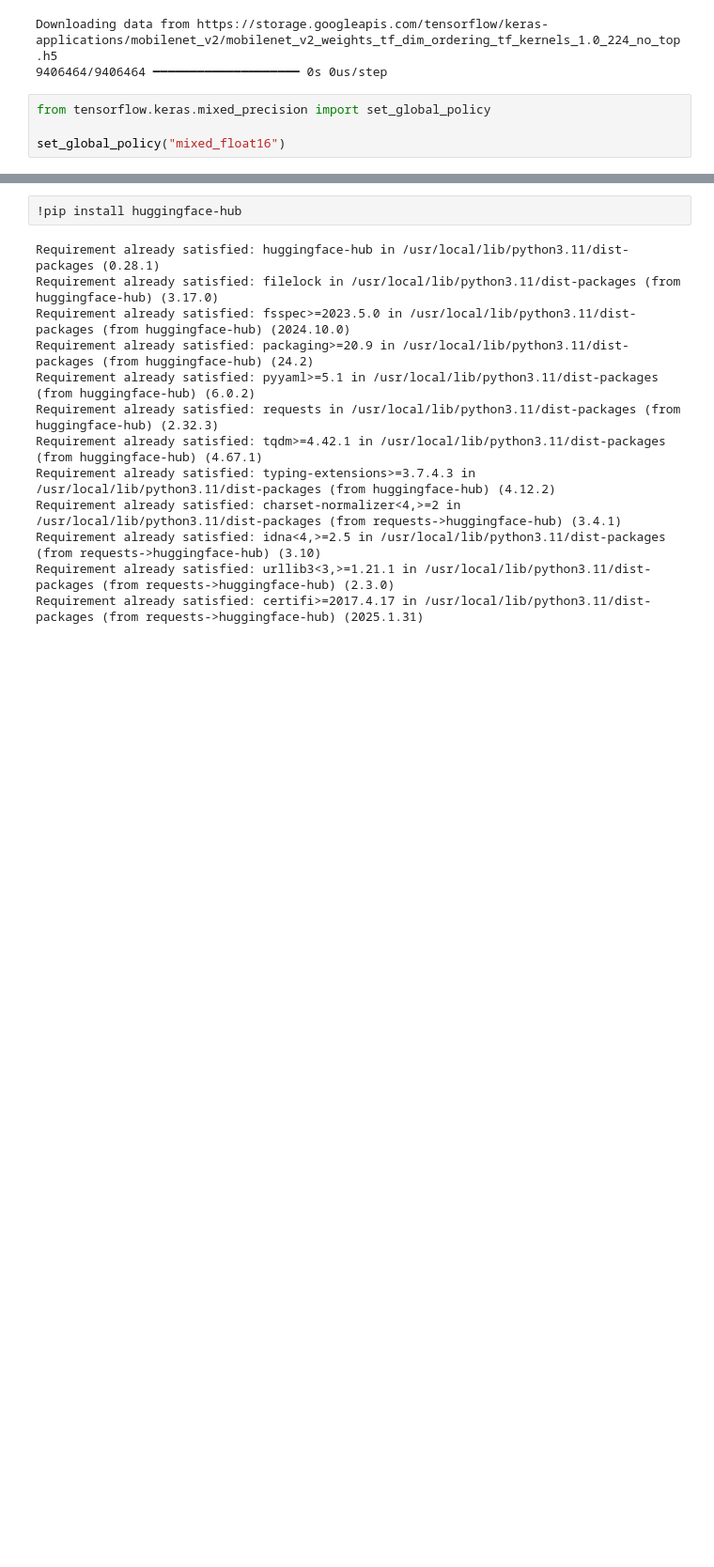
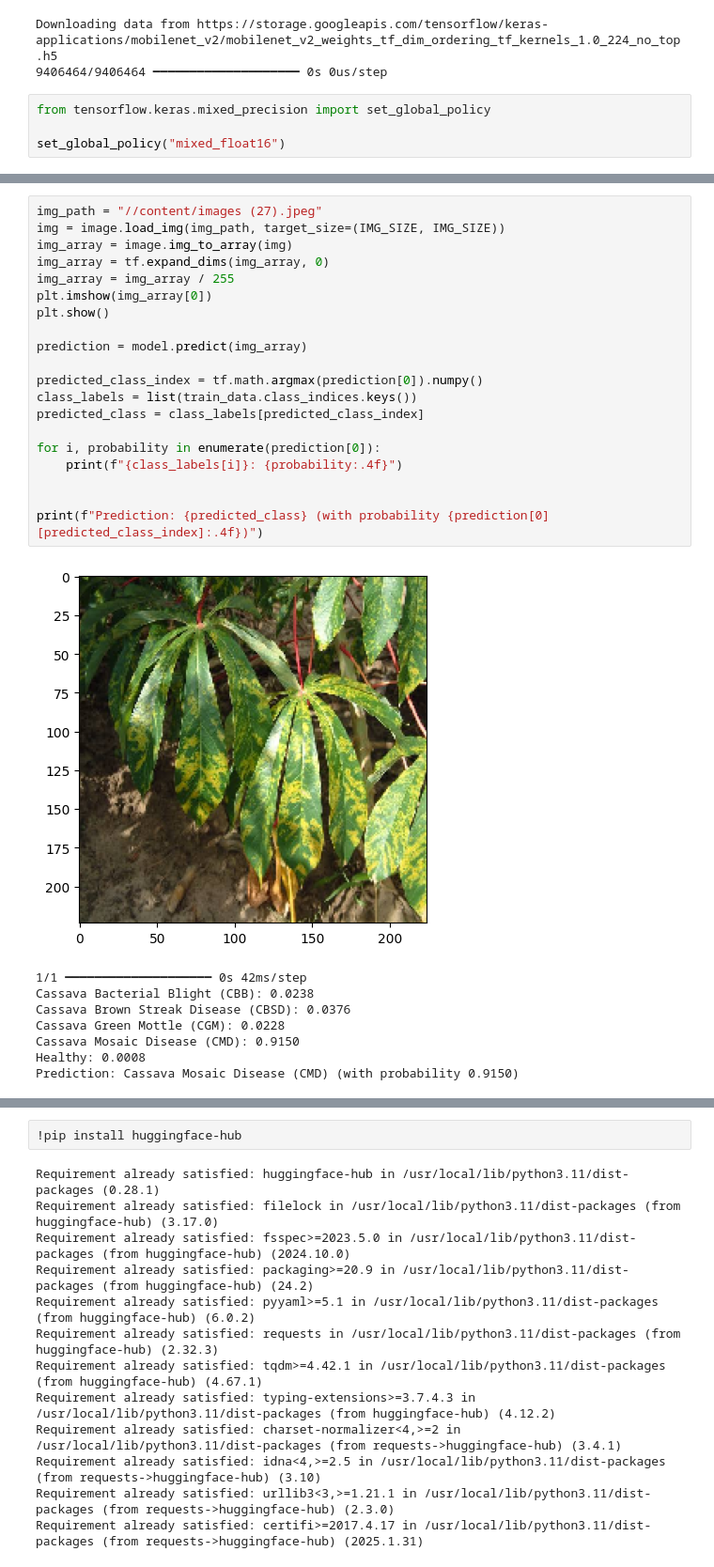
Before and after one commit to lourish789/Cassava_Disease_classification, a Jupyter notebook: Updated_Cassava_Classification_model.ipynb, the cells around one changed output, grey strips where cells are left out. Shown at 94% size. Cells and saved outputs as stored; diff of their text form; blank space fills up the shorter version.

```diff
--- a/Updated_Cassava_Classification_model.ipynb
+++ b/Updated_Cassava_Classification_model.ipynb
@@ -241,0 +273,29 @@ Prediction: Healthy (with probability 0.8251)
+# %%
+img_path = "//content/images (27).jpeg"
+img = image.load_img(img_path, target_size=(IMG_SIZE, IMG_SIZE))
+img_array = image.img_to_array(img)
+img_array = tf.expand_dims(img_array, 0)
+img_array = img_array / 255
+plt.imshow(img_array[0])
+plt.show()
+
+prediction = model.predict(img_array)
+
+predicted_class_index = tf.math.argmax(prediction[0]).numpy()
+class_labels = list(train_data.class_indices.keys())
+predicted_class = class_labels[predicted_class_index]
+
+for i, probability in enumerate(prediction[0]):
+    print(f"{class_labels[i]}: {probability:.4f}")
+
+
+print(f"Prediction: {predicted_class} (with probability {prediction[0][predicted_class_index]:.4f})")
+# %% [output]
+[figure, added]
+1/1 ━━━━━━━━━━━━━━━━━━━━ 0s 42ms/step
+Cassava Bacterial Blight (CBB): 0.0238
+Cassava Brown Streak Disease (CBSD): 0.0376
+Cassava Green Mottle (CGM): 0.0228
+Cassava Mosaic Disease (CMD): 0.9150
+Healthy: 0.0008
+Prediction: Cassava Mosaic Disease (CMD) (with probability 0.9150)
```
Also changed, not shown: parts of 10 cells of this notebook.
